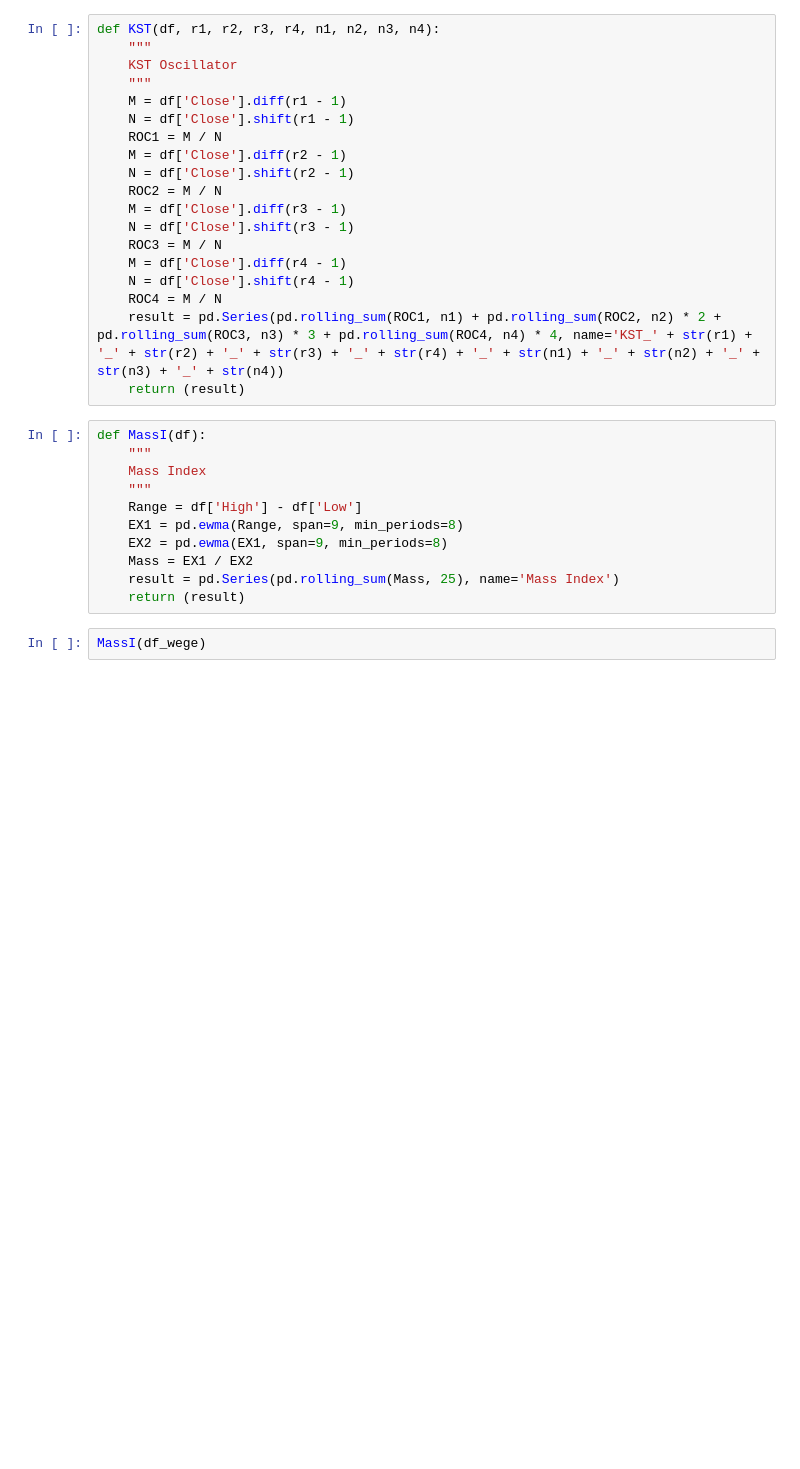
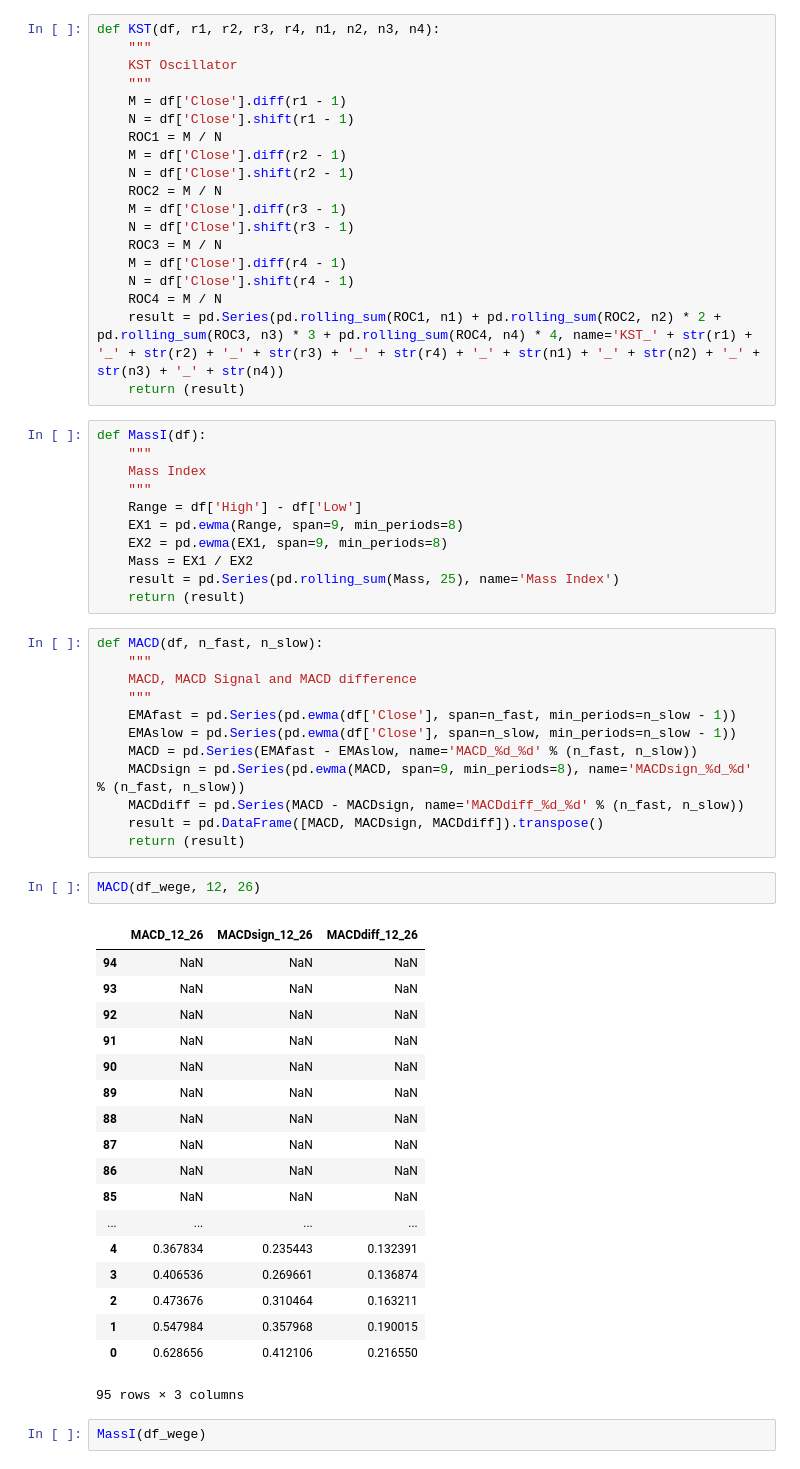
Before and after one commit to fclesio/learning-space, a Jupyter notebook: Python/Yahoo Finance Algo Trading Weekly.ipynb, the cells around one changed output. Drawn from its saved outputs; the diff is of its cells as text; blank space fills up the shorter version.

Commit message:
MACD Signal and MACD difference indicator

```diff
--- a/Python/Yahoo Finance Algo Trading Weekly.ipynb
+++ b/Python/Yahoo Finance Algo Trading Weekly.ipynb
@@ -262,6 +262,39 @@ def MassI(df):
     Mass = EX1 / EX2
     result = pd.Series(pd.rolling_sum(Mass, 25), name='Mass Index')
     return (result)
+# %%
+def MACD(df, n_fast, n_slow):
+    """
+    MACD, MACD Signal and MACD difference
+    """
+    EMAfast = pd.Series(pd.ewma(df['Close'], span=n_fast, min_periods=n_slow - 1))
+    EMAslow = pd.Series(pd.ewma(df['Close'], span=n_slow, min_periods=n_slow - 1))
+    MACD = pd.Series(EMAfast - EMAslow, name='MACD_%d_%d' % (n_fast, n_slow))
+    MACDsign = pd.Series(pd.ewma(MACD, span=9, min_periods=8), name='MACDsign_%d_%d' % (n_fast, n_slow))
+    MACDdiff = pd.Series(MACD - MACDsign, name='MACDdiff_%d_%d' % (n_fast, n_slow))
+    result = pd.DataFrame([MACD, MACDsign, MACDdiff]).transpose()
+    return (result)
+# %%
+MACD(df_wege, 12, 26)
+# %% [output]
+|  | MACD_12_26 | MACDsign_12_26 | MACDdiff_12_26 |
+| 94 | NaN | NaN | NaN |
+| 93 | NaN | NaN | NaN |
+| 92 | NaN | NaN | NaN |
+| 91 | NaN | NaN | NaN |
+| 90 | NaN | NaN | NaN |
+| 89 | NaN | NaN | NaN |
+| 88 | NaN | NaN | NaN |
+| 87 | NaN | NaN | NaN |
+| 86 | NaN | NaN | NaN |
+| 85 | NaN | NaN | NaN |
+| ... | ... | ... | ... |
+| 4 | 0.367834 | 0.235443 | 0.132391 |
+| 3 | 0.406536 | 0.269661 | 0.136874 |
+| 2 | 0.473676 | 0.310464 | 0.163211 |
+| 1 | 0.547984 | 0.357968 | 0.190015 |
+| 0 | 0.628656 | 0.412106 | 0.216550 |
+95 rows × 3 columns
 # %%
 MassI(df_wege)
 # %% [output]
```
